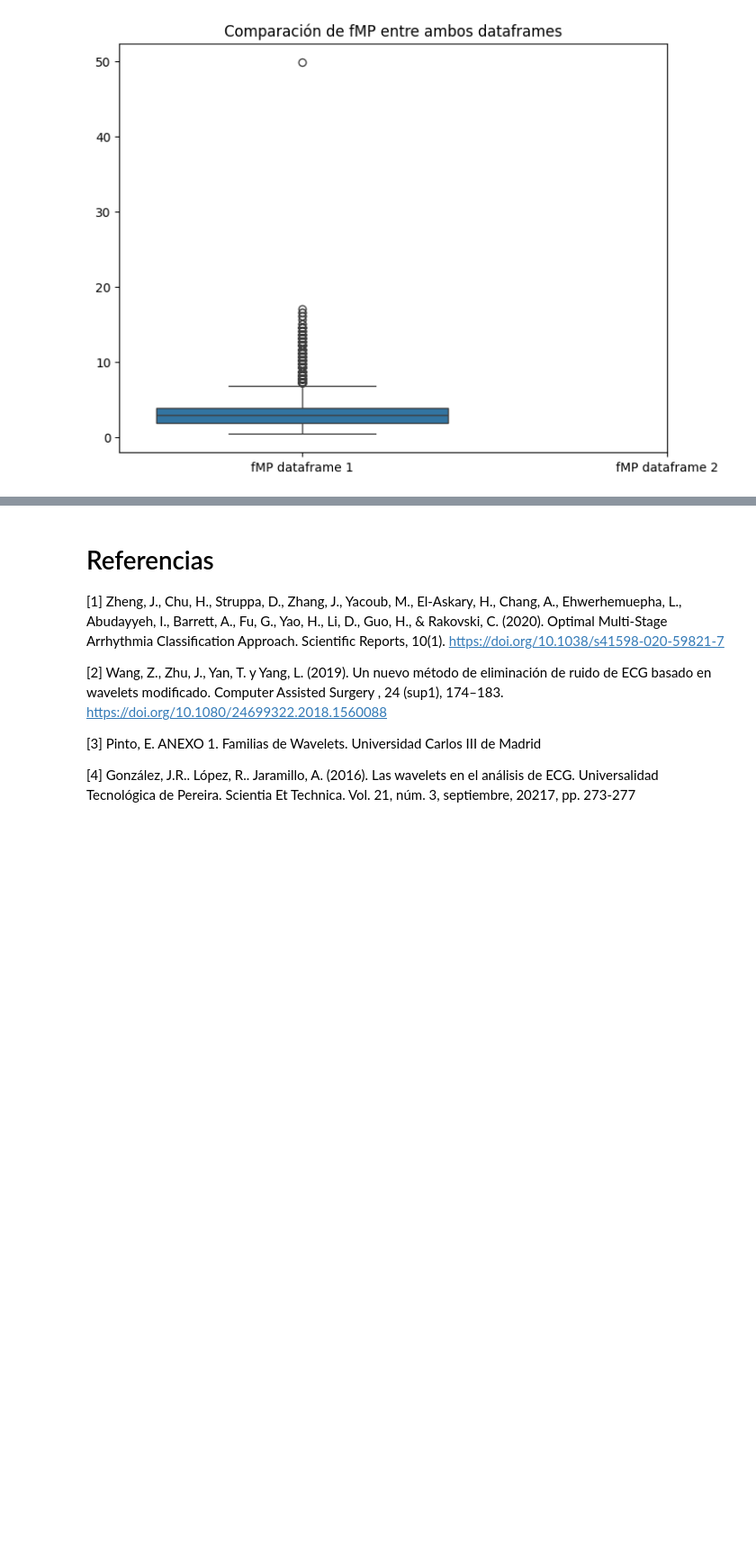
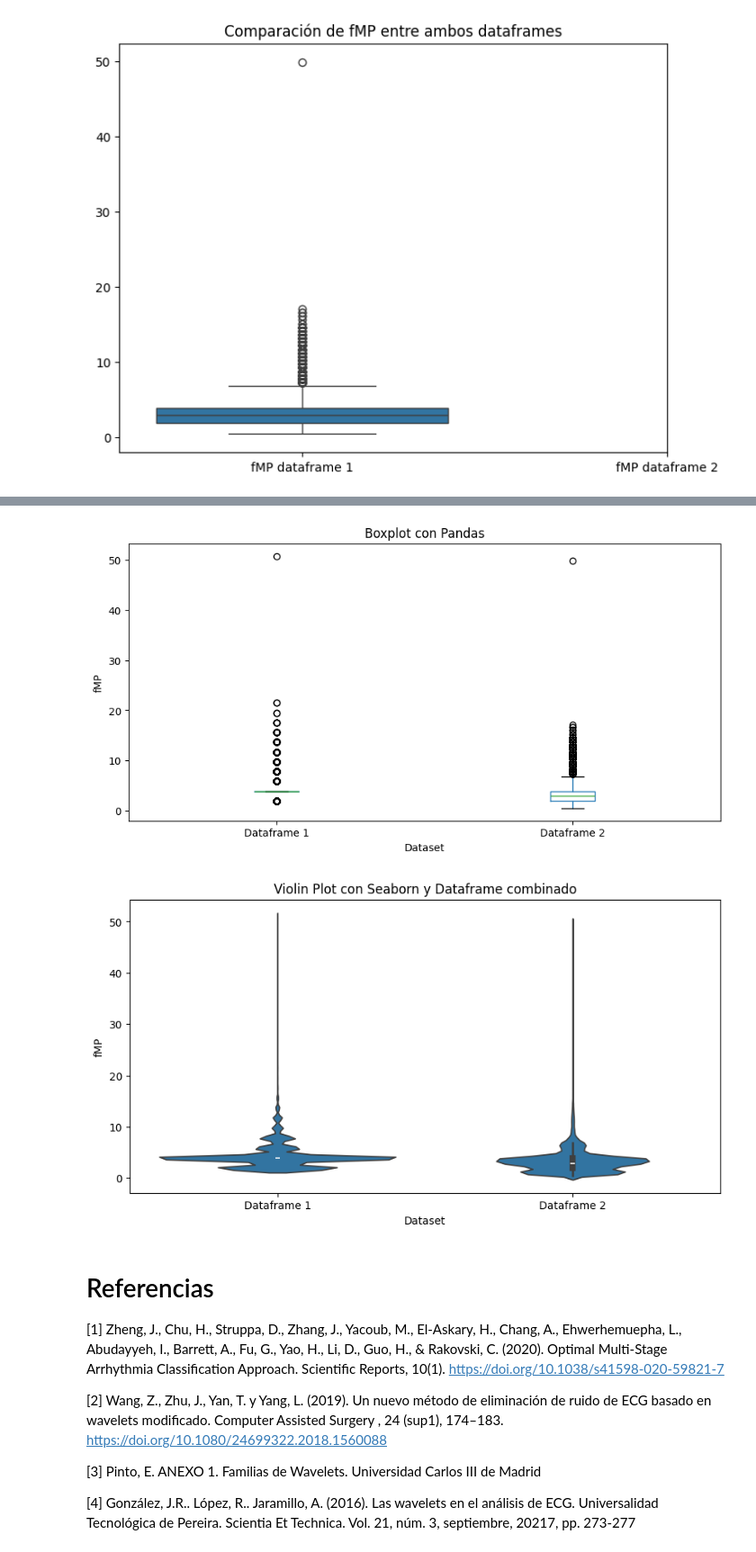
Before and after one commit to MariaOs02/LabBiosenales, a Jupyter notebook: Proyecto_3/Proyecto3.ipynb, the cells around one changed output, grey strips where cells are left out. Shown at 90% size. Cells and saved outputs as stored; diff of their text form; code cells hidden in the pictures; blank space fills up the shorter version.

```diff
--- a/Proyecto_3/Proyecto3.ipynb
+++ b/Proyecto_3/Proyecto3.ipynb
@@ -917,3 +916,24 @@ plt.show()
+# %%
+# Crear un dataframe combinado
+df_combined = pd.DataFrame({
+    'fMP': pd.concat([fmp1, fmp2]),
+    'Dataset': ['Dataframe 1'] * len(fmp1) + ['Dataframe 2'] * len(fmp2)
+})
+
+# Boxplot con Pandas
+df_combined.boxplot(by='Dataset', column='fMP', grid=False, figsize=(10, 5))
+plt.title('Boxplot con Pandas')
+plt.suptitle('')
+plt.ylabel('fMP')
+plt.show()
+
+plt.figure(figsize=(10, 5))
+sns.violinplot(data=df_combined, x='Dataset', y='fMP')
+plt.title('Violin Plot con Seaborn y Dataframe combinado')
+plt.show()
+# %% [output]
+[figure, added]
+[figure, added]
 # %% [markdown]
 # Referencias
 
```
Also changed, not shown: parts of 1 cell of this notebook.
